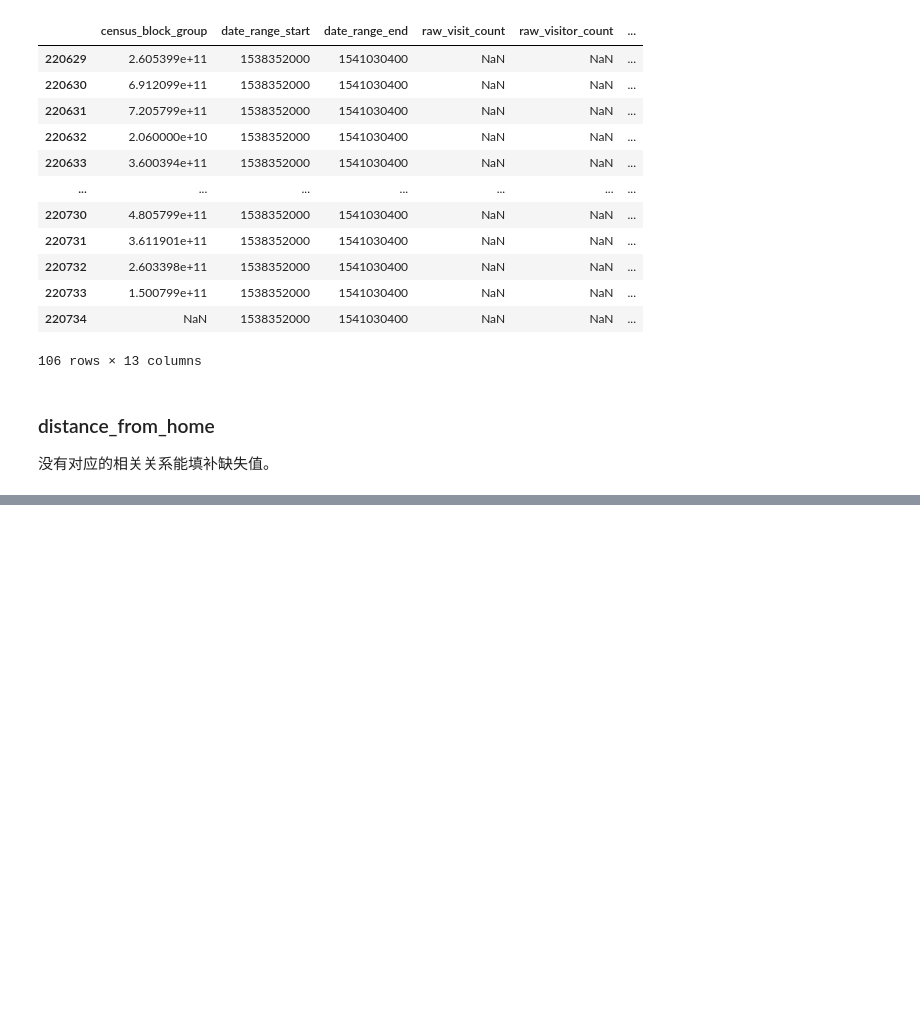
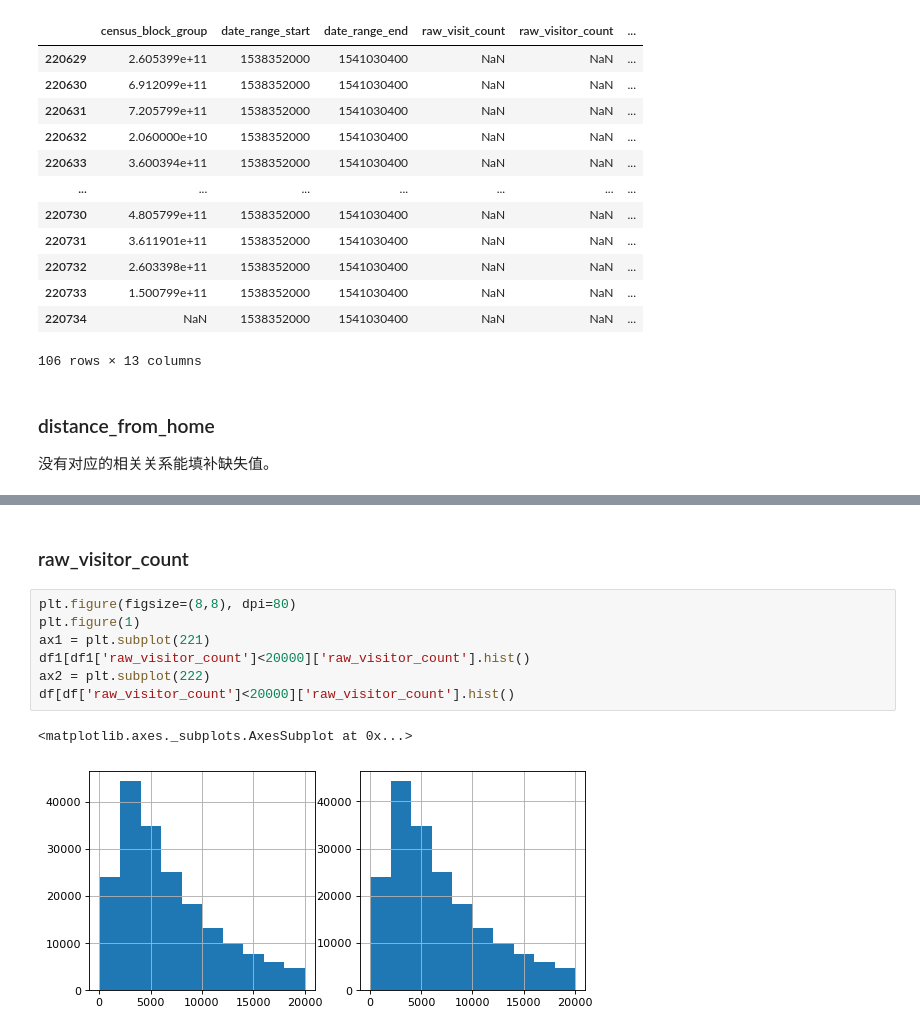
Before and after one commit to Laoannnnn/DataMining, a Jupyter notebook: consumerVisitor.ipynb, the cells around one changed output, grey strips where cells are left out. Saved outputs shown, nothing was run; the diff lists cells and outputs as text; blank space fills up the shorter version.

```diff
--- a/consumerVisitor.ipynb
+++ b/consumerVisitor.ipynb
@@ -378,0 +460,12 @@ df1[df1['raw_visitor_count'].isnull()]
+# %% [markdown]
+### raw_visitor_count
+# %%
+plt.figure(figsize=(8,8), dpi=80)
+plt.figure(1)
+ax1 = plt.subplot(221)
+df1[df1['raw_visitor_count']<20000]['raw_visitor_count'].hist()
+ax2 = plt.subplot(222)
+df[df['raw_visitor_count']<20000]['raw_visitor_count'].hist()
+# %% [output]
+<matplotlib.axes._subplots.AxesSubplot at 0x...>
+[figure, added]
```
Also changed, not shown: parts of 21 cells of this notebook.
